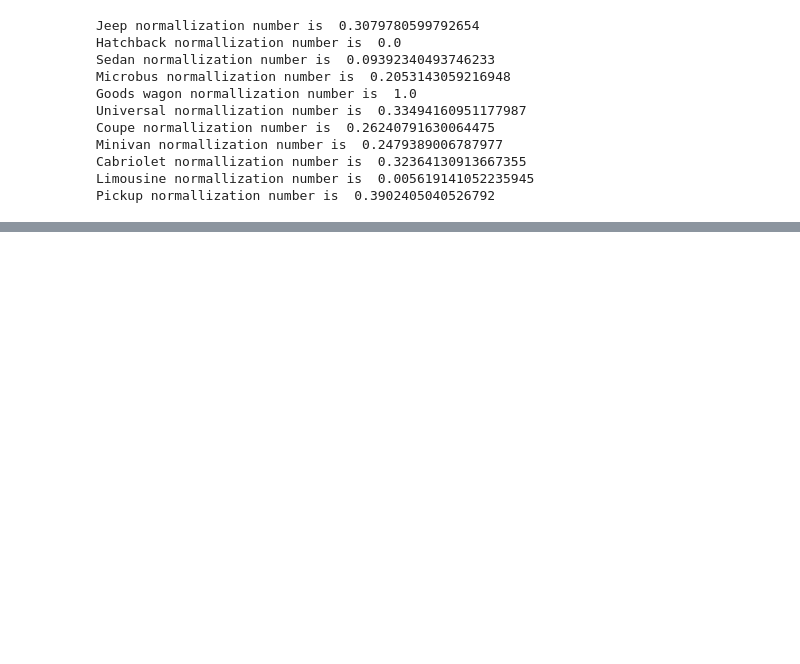
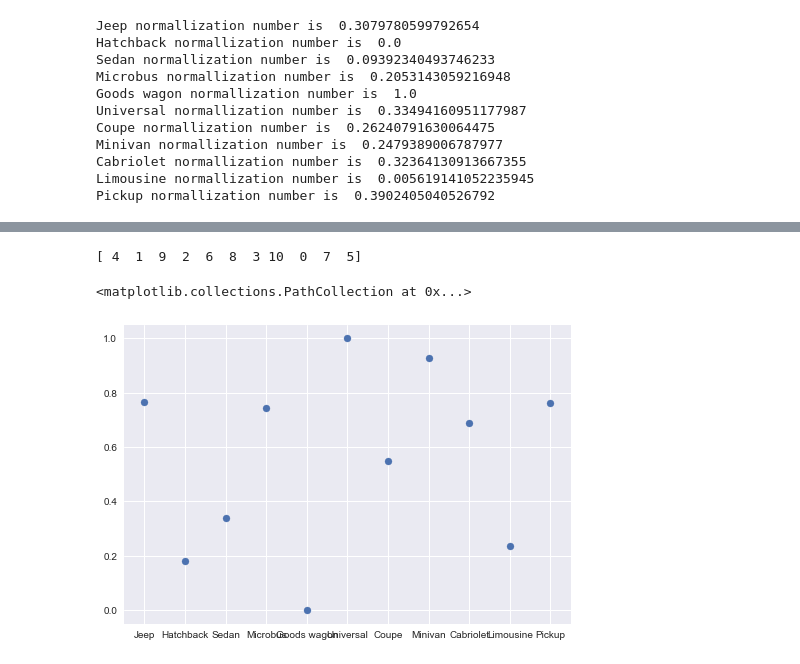
Before and after one commit to addsandwich/2022-msaai-500-final-project, a Jupyter notebook: notebooks/DataworkBLU.ipynb, the cells around one changed output, grey strips where cells are left out. Drawn from its saved outputs; the diff is of its cells as text; code cells hidden in the pictures; blank space fills up the shorter version.

```diff
--- a/notebooks/DataworkBLU.ipynb
+++ b/notebooks/DataworkBLU.ipynb
@@ -106,0 +225,15 @@ Pickup normallization number is  0.3902405040526792
+# %%
+import numpy as np
+pricemeansortarray = np.argsort(pricemeanarray)
+print(pricemeansortarray)
+pricemeanarrayln = np.log(pricemeanarray)
+minimean = pricemeanarrayln.min()
+unitstep = (pricemeanarrayln.max()-pricemeanarrayln.min())/1000
+pricemeanarraynormal = (pricemeanarrayln - minimean)/unitstep/1000
+#pricemeansortarray = pricemeanarray.sort()
+fig, ax = plt.subplots()
+ax.scatter(categoryarray,pricemeanarraynormal)
+# %% [output]
+[ 4  1  9  2  6  8  3 10  0  7  5]
+<matplotlib.collections.PathCollection at 0x...>
+[figure, added]
```
Also changed, not shown: parts of 10 cells of this notebook, 3 other files.
